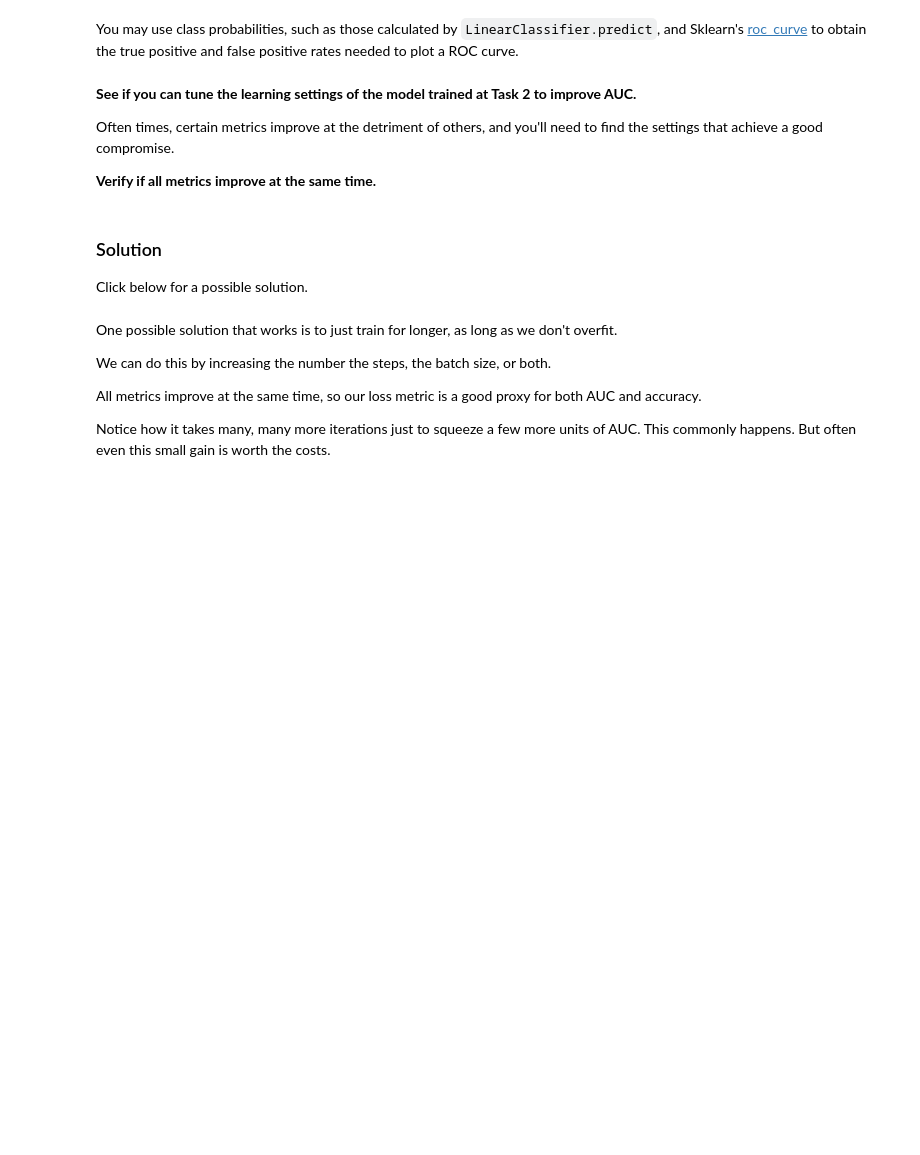
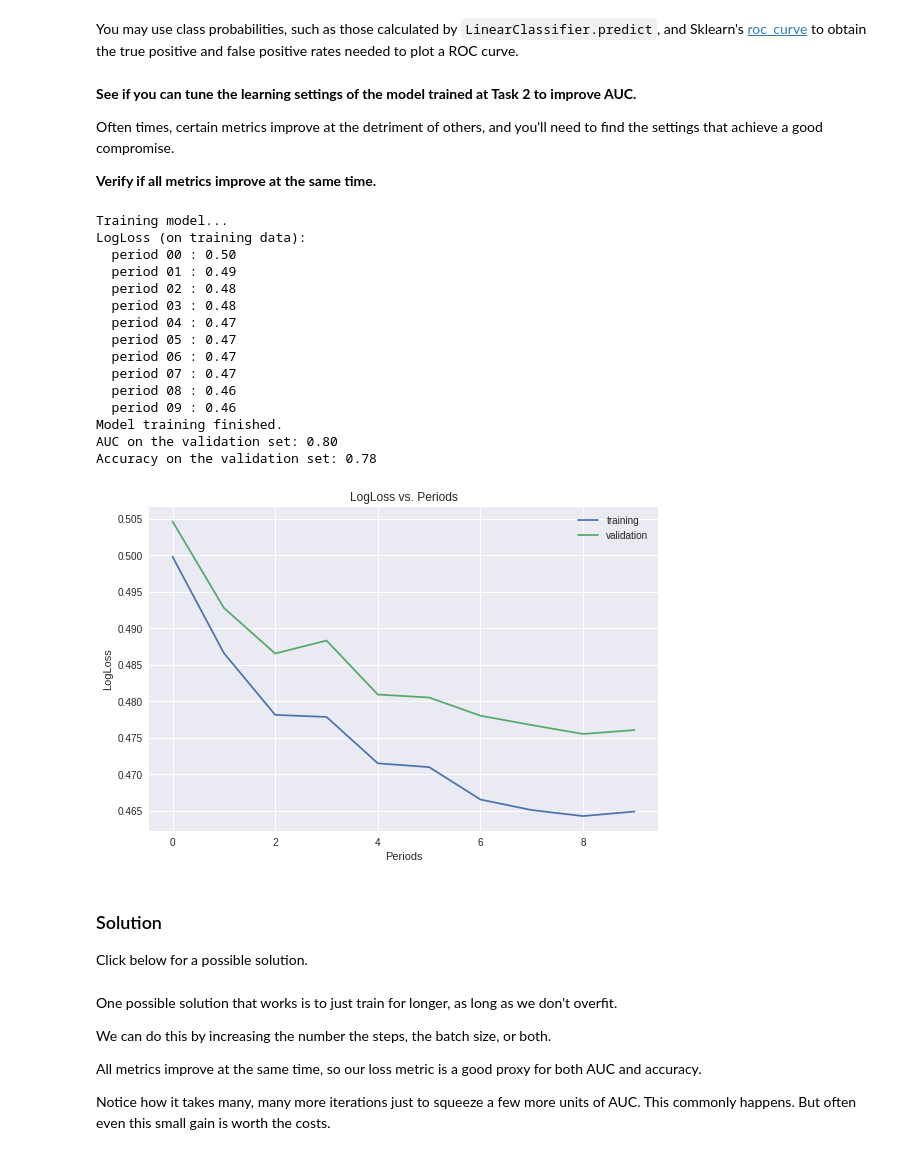
Before and after one commit to joardar-aditya/Assignment-5, a Jupyter notebook: logistic_regression.ipynb, the cells around one changed output. Saved outputs shown, nothing was run; the diff lists cells and outputs as text; code cells hidden in the pictures; blank space fills up the shorter version.

```diff
--- a/logistic_regression.ipynb
+++ b/logistic_regression.ipynb
@@ -342,7 +410,10 @@ def train_linear_classifier_model(
   # Create a linear classifier object.
   my_optimizer = tf.train.GradientDescentOptimizer(learning_rate=learning_rate)
   my_optimizer = tf.contrib.estimator.clip_gradients_by_norm(my_optimizer, 5.0)
-  linear_classifier = # YOUR CODE HERE: Construct the linear classifier.
+  linear_classifier = tf.estimator.LinearClassifier(
+      feature_columns=construct_feature_columns(training_examples),
+      optimizer=my_optimizer
+  )
 
   # Create input functions.
   training_input_fn = lambda: my_input_fn(training_examples,
@@ -545,18 +631,37 @@ Often times, certain metrics improve at the detriment of others, and you'll need
 # %%
 # TUNE THE SETTINGS BELOW TO IMPROVE AUC
 linear_classifier = train_linear_classifier_model(
-    learning_rate=0.000005,
-    steps=500,
-    batch_size=20,
+    learning_rate=0.000003,
+    steps=50000,
+    batch_size=50,
     training_examples=training_examples,
     training_targets=training_targets,
     validation_examples=validation_examples,
     validation_targets=validation_targets)
 
-evaluation_metrics = linear_classifier.evaluate(input_fn=predict_validation_input_fn)
+#I hope that it doesn't overfit
+
+evaluation_metrics = linear_classifier.evaluate(input_fn=predict_validation)
 
 print("AUC on the validation set: %0.2f" % evaluation_metrics['auc'])
 print("Accuracy on the validation set: %0.2f" % evaluation_metrics['accuracy'])
+# %% [output]
+Training model...
+LogLoss (on training data):
+  period 00 : 0.50
+  period 01 : 0.49
+  period 02 : 0.48
+  period 03 : 0.48
+  period 04 : 0.47
+  period 05 : 0.47
+  period 06 : 0.47
+  period 07 : 0.47
+  period 08 : 0.46
+  period 09 : 0.46
+Model training finished.
+AUC on the validation set: 0.80
+Accuracy on the validation set: 0.78
+[figure, added]
 # %% [markdown]
 ### Solution
 
```
Also changed, not shown: parts of 4 cells of this notebook.
